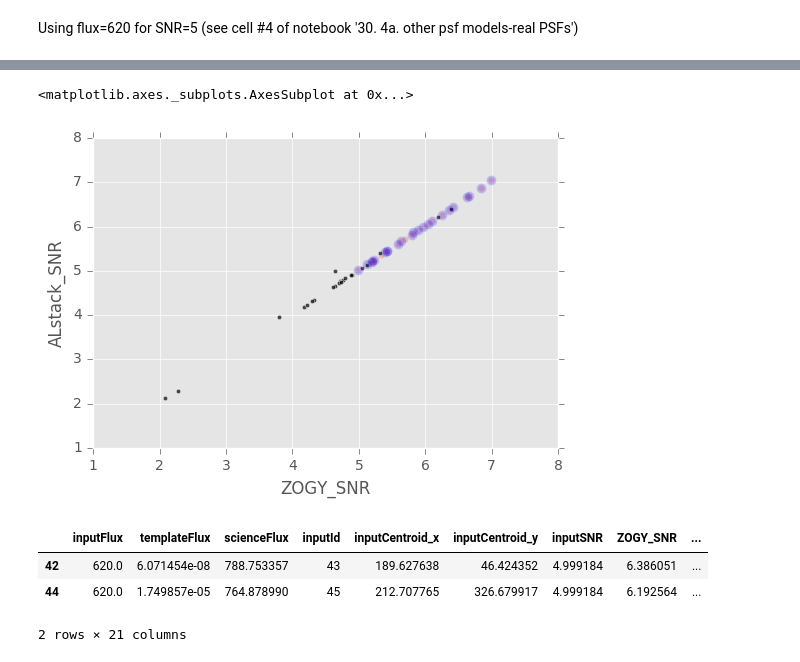
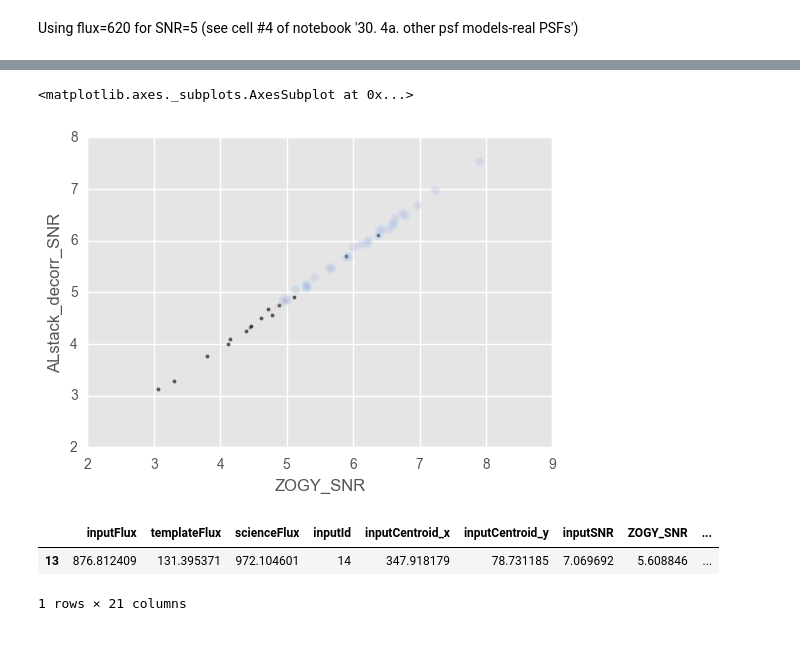
Before and after one commit to lsst-dm/diffimTests, a Jupyter notebook: 31. new tests.ipynb, the cells around one changed output, grey strips where cells are left out. Saved outputs shown, nothing was run; the diff lists cells and outputs as text; code cells hidden in the pictures.

```diff
--- a/31. new tests.ipynb
+++ b/31. new tests.ipynb
@@ -36,3 +38,5 @@ testResults1, testResults2, testResults3=cPickle.load(gzip.GzipFile('tmp_pkl' +
+# %%
+testResults1, testResults2, testResults3 = dit.loadObjects('tmp_pkl')
 # %%
 dit.multi.plotResults(testResults1, title='Noise-free template; sky-limited');
 # %% [output]
@@ -149,11 +158,11 @@ TP[TP.ZOGY/TP.ALstack > 1.6]
 import numpy as np
 import diffimTests as dit
 # %%
-varSourceFlux = 620.
+varSourceFlux = 620. * np.sqrt(2.)
 n_runs = 100
 inputs = [(f, seed) for f in [varSourceFlux] for seed in np.arange(66, 66+n_runs, 1)]
-i = inputs[55]
-res = dit.multi.runTest(flux=i[0], seed=i[1], returnObj=True)
-print {key+': '+str(res[key]) for key in ['ALstack', 'ZOGY', 'SZOGY', 'ALstack_decorr']}
+i = inputs[47]
+res = dit.multi.runTest(flux=i[0], seed=i[1], templateNoNoise=False, returnObj=True)
+print {key+': '+str(res['result'][key]) for key in ['ALstack', 'ZOGY', 'SZOGY', 'ALstack_decorr']}
 testObj = res['obj']
 # %% [output]
@@ -169,27 +177,18 @@ plt.ylim(-0.2, 8.);
 # %%
 df = res['df']
-#colors = np.repeat('k', df.shape[0])
-#colors[df.ALstack_detected.values == True] = 'r'
-#colors[df.ZOGY_detected.values == True] = 'g'
-#colors[(df.ALstack_detected.values == True) & (df.ZOGY_detected.values == True)] = 'b'
-#print colors
-#print df.ALstack_detected.values
-#print df.ALstack_detected.sum()
-
-ax = df[df.ALstack_detected == True].plot.scatter('ZOGY_SNR', 'ALstack_SNR', c='r', alpha=0.2)
-df[df.ALstack_detected == False].plot.scatter('ZOGY_SNR', 'ALstack_SNR', c='k', s=10, alpha=0.7, ax=ax)
-df[df.ZOGY_detected == True].plot.scatter('ZOGY_SNR', 'ALstack_SNR', c='b', s=50, alpha=0.2, ax=ax)
+ax = df[df.ALstack_decorr_detected == True].plot.scatter('ZOGY_SNR', 'ALstack_decorr_SNR', c='r', alpha=0.2)
+df[df.ALstack_decorr_detected == False].plot.scatter('ZOGY_SNR', 'ALstack_decorr_SNR', c='k', s=10, alpha=0.7, ax=ax)
+df[df.ZOGY_detected == True].plot.scatter('ZOGY_SNR', 'ALstack_decorr_SNR', c='b', s=50, alpha=0.2, ax=ax)
 #plt.xlim(3.5, 7.);
 #plt.ylim(3.5, 7.);
 # %% [output]
 <matplotlib.axes._subplots.AxesSubplot at 0x...>
-[figure, old version]
+[figure, new version]
 # %%
-tmp = df[(df.ZOGY_detected == False) & (df.ALstack_detected == False) & (df.ZOGY_SNR > 5.5)]
+tmp = df[(df.ZOGY_detected == False) & (df.ALstack_decorr_detected == True) & (df.ZOGY_SNR > 5.5)]
 dit.sizeme(tmp)
 # %% [output]
 |  | inputFlux | templateFlux | scienceFlux | inputId | inputCentroid_x | inputCentroid_y | inputSNR | ZOGY_SNR | ... |
-| 42 | 620.0 | 6.071454e-08 | 788.753357 | 43 | 189.627638 | 46.424352 | 4.999184 | 6.386051 | ... |
-| 44 | 620.0 | 1.749857e-05 | 764.878990 | 45 | 212.707765 | 326.679917 | 4.999184 | 6.192564 | ... |
+| 13 | 876.812409 | 131.395371 | 972.104601 | 14 | 347.918179 | 78.731185 | 7.069692 | 5.608846 | ... |
-2 rows × 21 columns
+1 rows × 21 columns
 # %%
```
Also changed, not shown: parts of 29 cells of this notebook, 2 other files.
